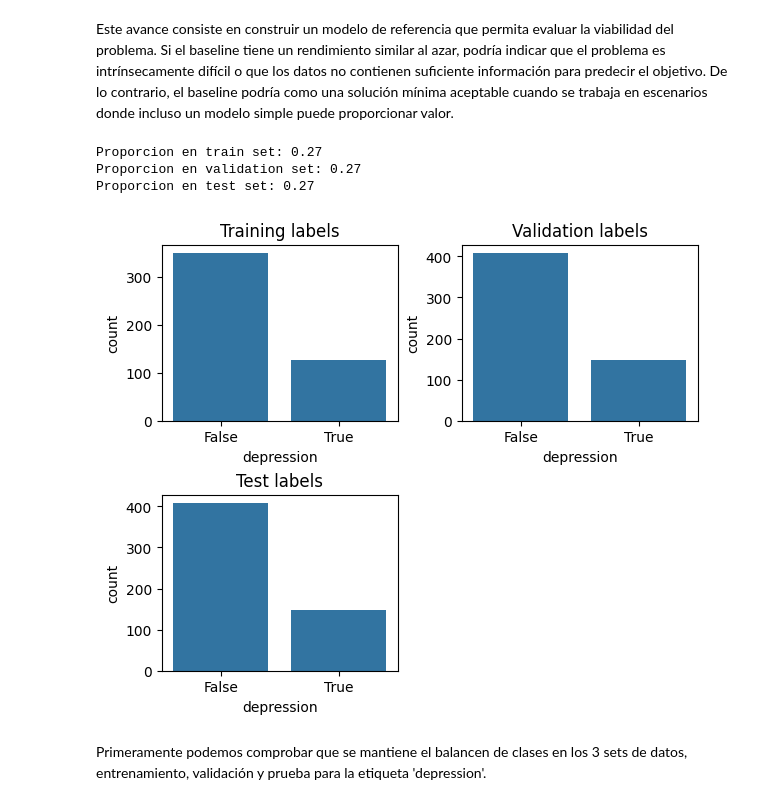
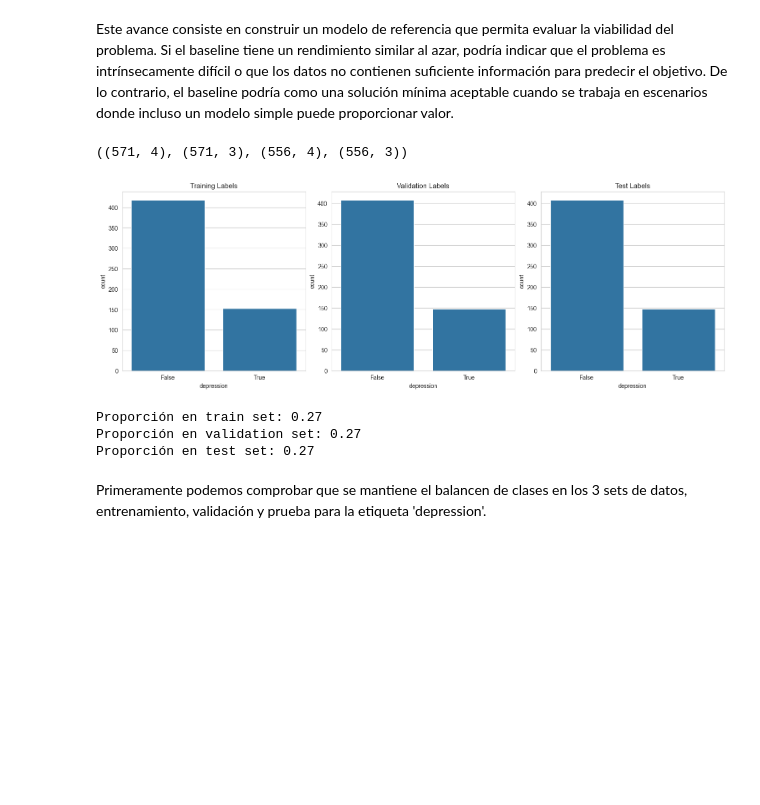
Before and after one commit to PosgradoMNA/Proyecto_Integrador_Equipo_11, a Jupyter notebook: notebooks/BaselineModel.ipynb, the cells around one changed output. Drawn from its saved outputs; the diff is of its cells as text; code cells hidden in the pictures; blank space fills up the shorter version.

Commit message:
ft: model baseline improvements and fix of correct data loading

```diff
--- a/notebooks/BaselineModel.ipynb
+++ b/notebooks/BaselineModel.ipynb
@@ -63,37 +33,41 @@ def cargar_datos():
     Carga los datos preprocesados del análisis exploratorio
     """
     X_train = pd.read_parquet('../data/preprocessed/X_train.parquet')
-    y_train = pd.read_parquet('../data/raw_binary/y_train.parquet')
+    y_train = pd.read_parquet('../data/preprocessed/y_train.parquet')
     X_val = pd.read_parquet('../data/preprocessed/X_val.parquet')
-    y_val = pd.read_parquet('../data/raw_binary/y_val.parquet')
+    y_val = pd.read_parquet('../data/preprocessed/y_val.parquet')
     X_test = pd.read_parquet('../data/preprocessed/X_test.parquet')
-    y_test = pd.read_parquet('../data/raw_binary/y_test.parquet')
+    y_test = pd.read_parquet('../data/preprocessed/y_test.parquet')
     return X_train, y_train, X_val, y_val, X_test, y_test
 # %%
 X_train, y_train, X_val, y_val, X_text, y_test = cargar_datos()
+# %%
+X_train.shape, y_train.shape, X_val.shape, y_val.shape
+# %% [output]
+((571, 4), (571, 3), (556, 4), (556, 3))
 # %%
-plt.figure(figsize=(6,5), constrained_layout=True)
-ax = plt.subplot(2, 2, 1)
-ax = sns.countplot(y_train, x='depression')
-ax.set_title('Training labels')
-
-ax = plt.subplot(2, 2, 2)
-ax = sns.countplot(y_val, x='depression')
-ax.set_title('Validation labels')
-
-ax = plt.subplot(2, 2, 3)
-ax = sns.countplot(y_test, x='depression')
-ax.set_title('Test labels')
+fig, axes = plt.subplots(1, 3, figsize=(15, 5), constrained_layout=True)
 
 
-print(f'Proporcion en train set: {y_train["depression"].mean():.2f}')
-print(f'Proporcion en validation set: {y_val["depression"].mean():.2f}')
-print(f'Proporcion en test set: {y_test["depression"].mean():.2f}')
+sns.countplot(data=y_train, x='depression', ax=axes[0])
+axes[0].set_title('Training Labels')
+sns.countplot(data=y_val, x='depression', ax=axes[1])
+axes[1].set_title('Validation Labels')
+
+sns.countplot(data=y_test, x='depression', ax=axes[2])
+axes[2].set_title('Test Labels')
+
+
+plt.show()
+
+print(f'Proporción en train set: {y_train["depression"].mean():.2f}')
+print(f'Proporción en validation set: {y_val["depression"].mean():.2f}')
+print(f'Proporción en test set: {y_test["depression"].mean():.2f}')
 # %% [output]
+[figure, new version]
-Proporcion en train set: 0.27
-Proporcion en validation set: 0.27
-Proporcion en test set: 0.27
+Proporción en train set: 0.27
+Proporción en validation set: 0.27
+Proporción en test set: 0.27
-[figure, old version]
 # %% [markdown]
 Primeramente podemos comprobar que se mantiene el balancen de clases en los 3 sets de datos, entrenamiento, validación y prueba para la etiqueta 'depression'.
 # %% [markdown]
```
Also changed, not shown: parts of 15 cells of this notebook, 4 other files.
